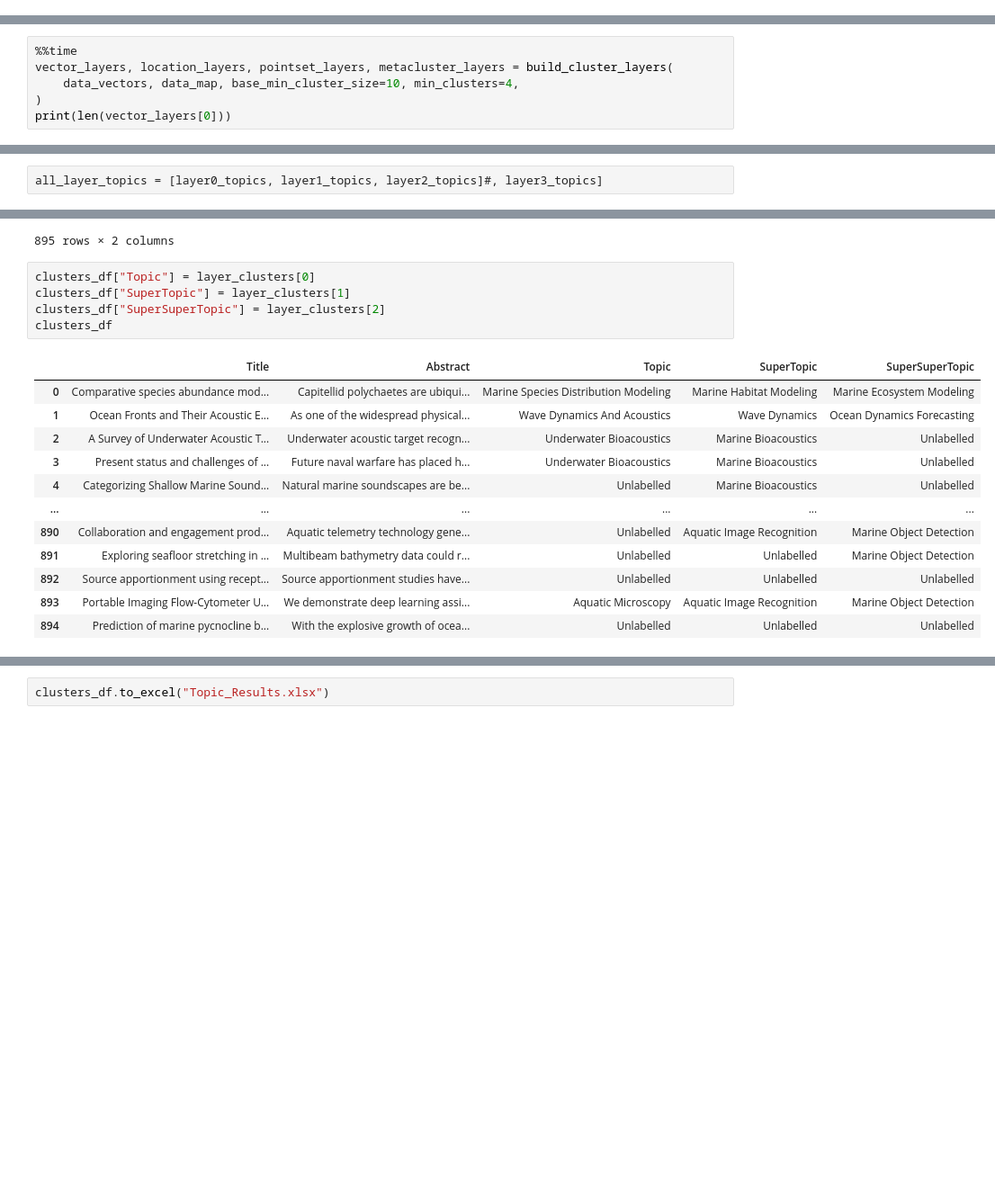
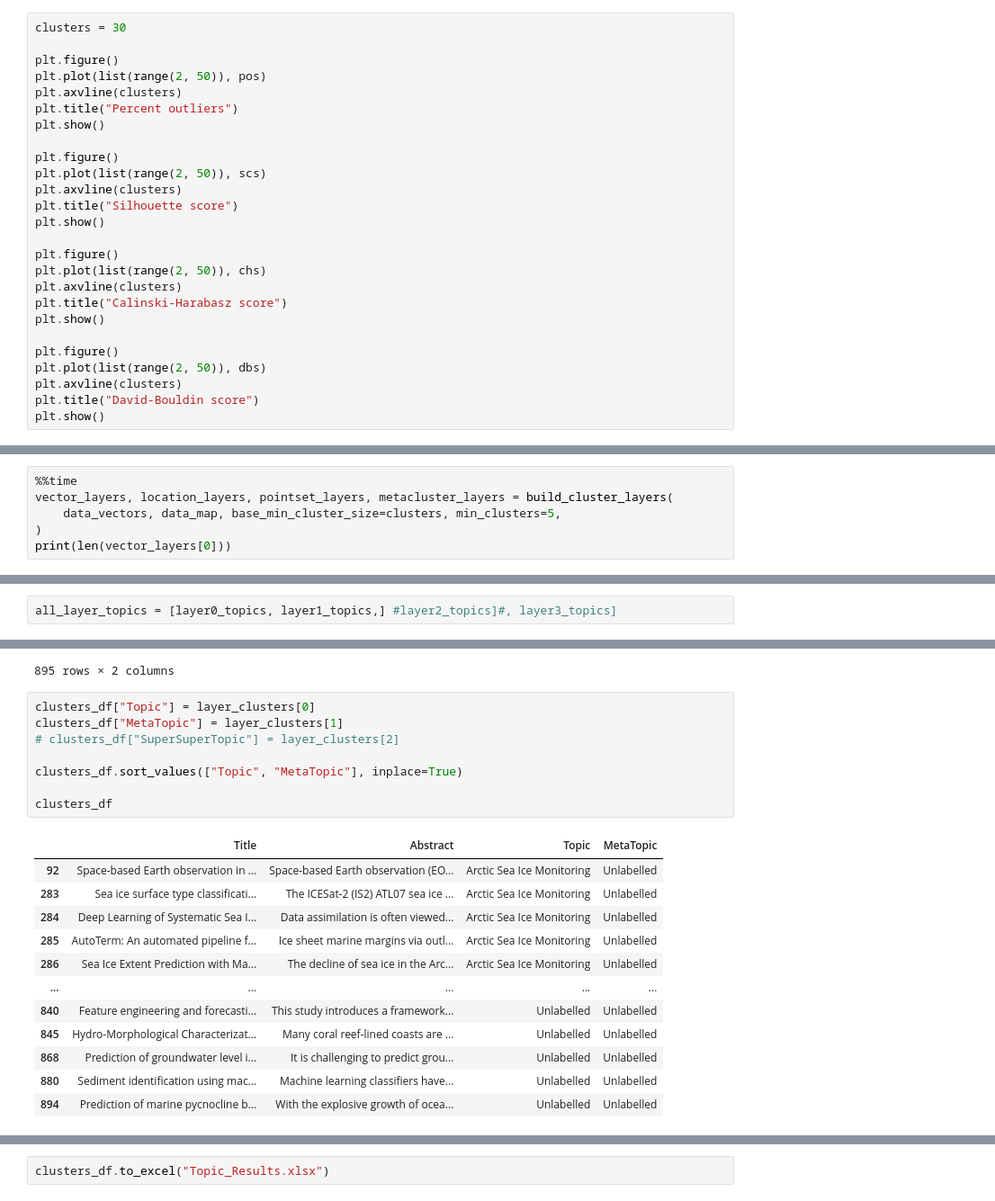
Before and after one commit to tayden/bb-ai-oceanography, a Jupyter notebook: TopicClusteringViz.ipynb, the cells around one changed output, grey strips where cells are left out. Shown at 90% size. Saved outputs shown, nothing was run; the diff lists cells and outputs as text; blank space fills up the shorter version.

```diff
--- a/TopicClusteringViz.ipynb
+++ b/TopicClusteringViz.ipynb
@@ -323,0 +373,26 @@ So now we just cluster, picking a minimim base cluster size and let the choices
+# %%
+clusters = 30
+
+plt.figure()
+plt.plot(list(range(2, 50)), pos)
+plt.axvline(clusters)
+plt.title("Percent outliers")
+plt.show()
+
+plt.figure()
+plt.plot(list(range(2, 50)), scs)
+plt.axvline(clusters)
+plt.title("Silhouette score")
+plt.show()
+
+plt.figure()
+plt.plot(list(range(2, 50)), chs)
+plt.axvline(clusters)
+plt.title("Calinski-Harabasz score")
+plt.show()
+
+plt.figure()
+plt.plot(list(range(2, 50)), dbs)
+plt.axvline(clusters)
+plt.title("David-Bouldin score")
+plt.show()
@@ -324,7 +406,7 @@ So now we just cluster, picking a minimim base cluster size and let the choices
 # %%
 %%time
 vector_layers, location_layers, pointset_layers, metacluster_layers = build_cluster_layers(
-    data_vectors, data_map, base_min_cluster_size=10, min_clusters=4,
+    data_vectors, data_map, base_min_cluster_size=clusters, min_clusters=5,
 )
 print(len(vector_layers[0]))
 # %% [output]
@@ -767,7 +822,7 @@ def create_final_remedy_prompt(original_topic_names, docs, vector_array, pointse
     prompt_text += "A better and more specific name that still captures the topic of these article titles is: "
     return prompt_text
 # %%
-all_layer_topics = [layer0_topics, layer1_topics, layer2_topics]#, layer3_topics]
+all_layer_topics = [layer0_topics, layer1_topics,] #layer2_topics]#, layer3_topics]
 # %%
 all_layer_topics
 # %% [output]
@@ -944,19 +976,22 @@ clusters_df
 895 rows × 2 columns
 # %%
 clusters_df["Topic"] = layer_clusters[0]
-clusters_df["SuperTopic"] = layer_clusters[1]
-clusters_df["SuperSuperTopic"] = layer_clusters[2]
+clusters_df["MetaTopic"] = layer_clusters[1]
+# clusters_df["SuperSuperTopic"] = layer_clusters[2]
+
+clusters_df.sort_values(["Topic", "MetaTopic"], inplace=True)
+
 clusters_df
 # %% [output]
-|  | Title | Abstract | Topic | SuperTopic | SuperSuperTopic |
-| 0 | Comparative species abundance mod... | Capitellid polychaetes are ubiqui... | Marine Species Distribution Modeling | Marine Habitat Modeling | Marine Ecosystem Modeling |
-| 1 | Ocean Fronts and Their Acoustic E... | As one of the widespread physical... | Wave Dynamics And Acoustics | Wave Dynamics | Ocean Dynamics Forecasting |
-| 2 | A Survey of Underwater Acoustic T... | Underwater acoustic target recogn... | Underwater Bioacoustics | Marine Bioacoustics | Unlabelled |
-| 3 | Present status and challenges of ... | Future naval warfare has placed h... | Underwater Bioacoustics | Marine Bioacoustics | Unlabelled |
-| 4 | Categorizing Shallow Marine Sound... | Natural marine soundscapes are be... | Unlabelled | Marine Bioacoustics | Unlabelled |
-| ... | ... | ... | ... | ... | ... |
-| 890 | Collaboration and engagement prod... | Aquatic telemetry technology gene... | Unlabelled | Aquatic Image Recognition | Marine Object Detection |
-| 891 | Exploring seafloor stretching in ... | Multibeam bathymetry data could r... | Unlabelled | Unlabelled | Marine Object Detection |
-| 892 | Source apportionment using recept... | Source apportionment studies have... | Unlabelled | Unlabelled | Unlabelled |
-| 893 | Portable Imaging Flow-Cytometer U... | We demonstrate deep learning assi... | Aquatic Microscopy | Aquatic Image Recognition | Marine Object Detection |
-| 894 | Prediction of marine pycnocline b... | With the explosive growth of ocea... | Unlabelled | Unlabelled | Unlabelled |
+|  | Title | Abstract | Topic | MetaTopic |
+| 92 | Space-based Earth observation in ... | Space-based Earth observation (EO... | Arctic Sea Ice Monitoring | Unlabelled |
+| 283 | Sea ice surface type classificati... | The ICESat-2 (IS2) ATL07 sea ice ... | Arctic Sea Ice Monitoring | Unlabelled |
+| 284 | Deep Learning of Systematic Sea I... | Data assimilation is often viewed... | Arctic Sea Ice Monitoring | Unlabelled |
+| 285 | AutoTerm: An automated pipeline f... | Ice sheet marine margins via outl... | Arctic Sea Ice Monitoring | Unlabelled |
+| 286 | Sea Ice Extent Prediction with Ma... | The decline of sea ice in the Arc... | Arctic Sea Ice Monitoring | Unlabelled |
+| ... | ... | ... | ... | ... |
+| 840 | Feature engineering and forecasti... | This study introduces a framework... | Unlabelled | Unlabelled |
+| 845 | Hydro-Morphological Characterizat... | Many coral reef-lined coasts are ... | Unlabelled | Unlabelled |
+| 868 | Prediction of groundwater level i... | It is challenging to predict grou... | Unlabelled | Unlabelled |
+| 880 | Sediment identification using mac... | Machine learning classifiers have... | Unlabelled | Unlabelled |
+| 894 | Prediction of marine pycnocline b... | With the explosive growth of ocea... | Unlabelled | Unlabelled |
```
Also changed, not shown: parts of 29 cells of this notebook, 2 other files.
